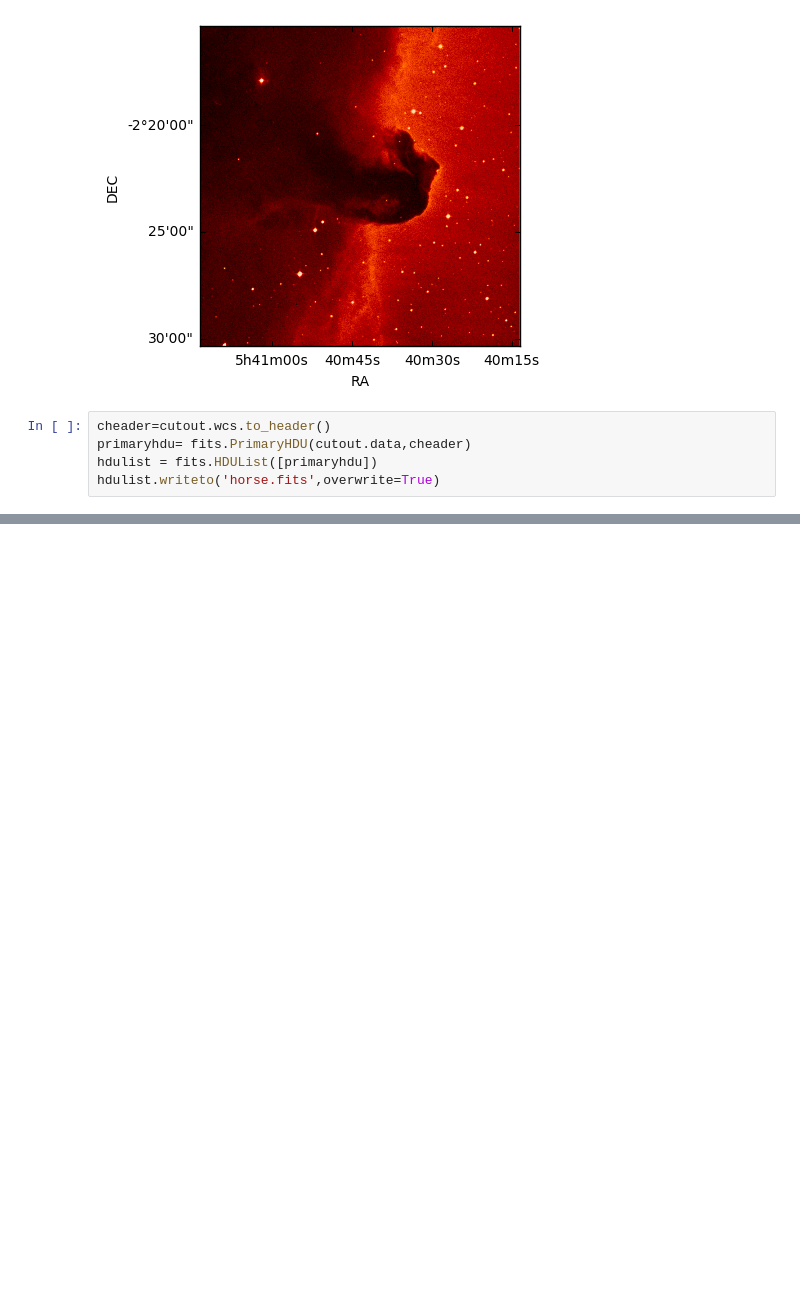
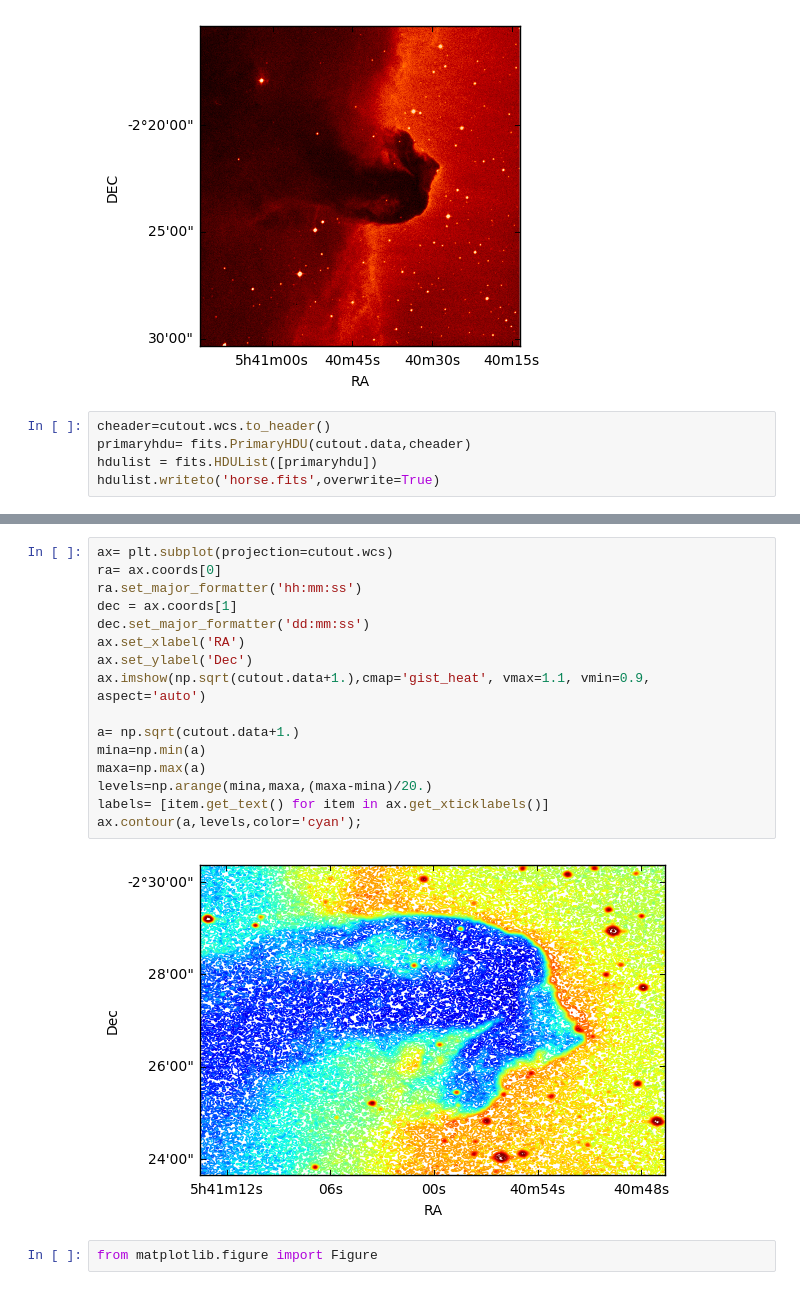
Before and after one commit to aguzmanmesa/Programming, a Jupyter notebook: Python4.ipynb, the cells around one changed output, grey strips where cells are left out. Cells and saved outputs as stored; diff of their text form; blank space fills up the shorter version.

```diff
--- a/Python4.ipynb
+++ b/Python4.ipynb
@@ -136,0 +334,20 @@ hdulist.writeto('horse.fits',overwrite=True)
+# %%
+ax= plt.subplot(projection=cutout.wcs)
+ra= ax.coords[0]
+ra.set_major_formatter('hh:mm:ss')
+dec = ax.coords[1]
+dec.set_major_formatter('dd:mm:ss')
+ax.set_xlabel('RA')
+ax.set_ylabel('Dec')
+ax.imshow(np.sqrt(cutout.data+1.),cmap='gist_heat', vmax=1.1, vmin=0.9, aspect='auto')
+
+a= np.sqrt(cutout.data+1.)
+mina=np.min(a)
+maxa=np.max(a)
+levels=np.arange(mina,maxa,(maxa-mina)/20.)
+labels= [item.get_text() for item in ax.get_xticklabels()]
+ax.contour(a,levels,color='cyan');
+# %% [output]
+[figure, added]
+# %%
+from matplotlib.figure import Figure
```
Also changed, not shown: parts of 20 cells of this notebook.
